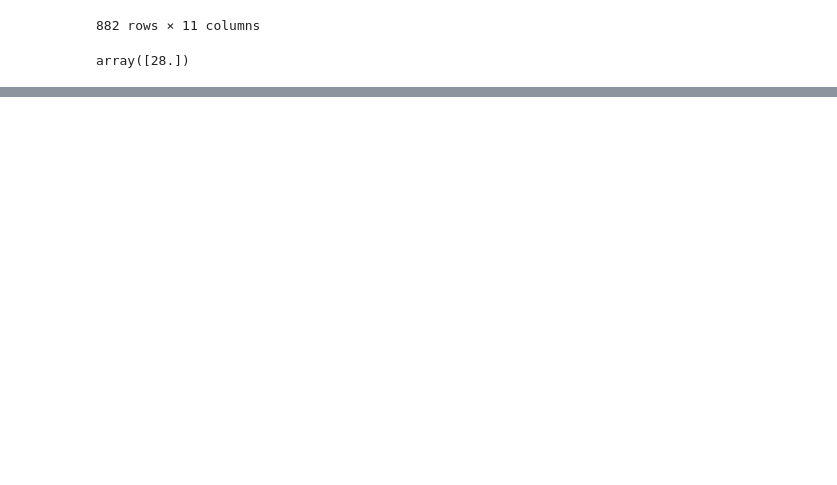
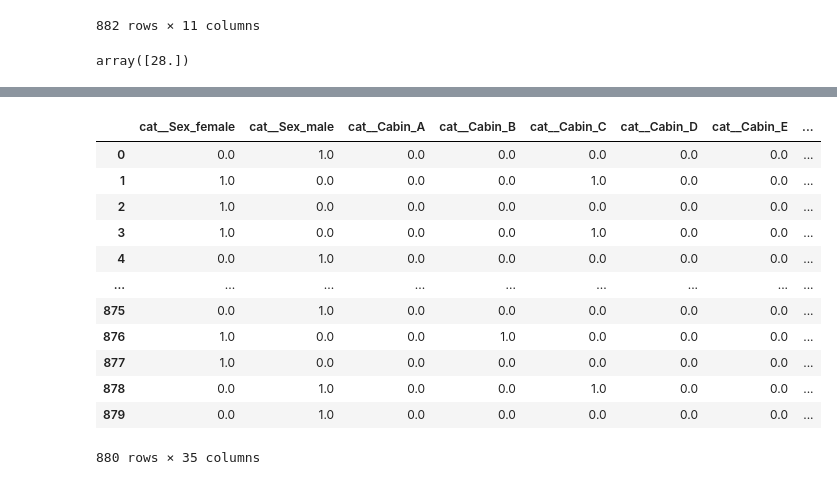
Before and after one commit to mrzlkaaa/dl_structured_data, a Jupyter notebook: titanic_disaster/jupyter/ML/titanic_disaster.ipynb, the cells around one changed output, grey strips where cells are left out. Saved outputs shown, nothing was run; the diff lists cells and outputs as text; code cells hidden in the pictures; blank space fills up the shorter version.

```diff
--- a/titanic_disaster/jupyter/ML/titanic_disaster.ipynb
+++ b/titanic_disaster/jupyter/ML/titanic_disaster.ipynb
@@ -258,0 +343,17 @@ AttributeError: 'numpy.ndarray' object has no attribute 'loc'
+# %%
+def create_transformer(dtype, cols):
+    if dtype == "cat":
+        encoder = oh_encoder
+    elif dtype == "num":
+        encoder = scalar_encoder
+    elif dtype == "rank":
+        encoder = label_encoder
+    return (dtype, encoder, cols)
+# %%
+categorical = create_transformer("cat", categorical_cols)
+numerical = create_transformer("num", numerical_cols)
+ranking = create_transformer("rank", ranking_cols)
+# %%
+from sklearn.compose import ColumnTransformer
+ct = ColumnTransformer([categorical, numerical, ranking])
+ct
@@ -258,0 +365,3 @@ AttributeError: 'numpy.ndarray' object has no attribute 'loc'
+# %%
+arr_prepared = ct.fit_transform(df)
+ct.get_feature_names_out()
@@ -258,0 +390,17 @@ AttributeError: 'numpy.ndarray' object has no attribute 'loc'
+# %%
+new_df = pd.DataFrame(df_prepared.toarray(), columns=ct.get_feature_names_out())
+new_df
+# %% [output]
+|  | cat__Sex_female | cat__Sex_male | cat__Cabin_A | cat__Cabin_B | cat__Cabin_C | cat__Cabin_D | cat__Cabin_E | ... |
+| 0 | 0.0 | 1.0 | 0.0 | 0.0 | 0.0 | 0.0 | 0.0 | ... |
+| 1 | 1.0 | 0.0 | 0.0 | 0.0 | 1.0 | 0.0 | 0.0 | ... |
+| 2 | 1.0 | 0.0 | 0.0 | 0.0 | 0.0 | 0.0 | 0.0 | ... |
+| 3 | 1.0 | 0.0 | 0.0 | 0.0 | 1.0 | 0.0 | 0.0 | ... |
+| 4 | 0.0 | 1.0 | 0.0 | 0.0 | 0.0 | 0.0 | 0.0 | ... |
+| ... | ... | ... | ... | ... | ... | ... | ... | ... |
+| 875 | 0.0 | 1.0 | 0.0 | 0.0 | 0.0 | 0.0 | 0.0 | ... |
+| 876 | 1.0 | 0.0 | 0.0 | 1.0 | 0.0 | 0.0 | 0.0 | ... |
+| 877 | 1.0 | 0.0 | 0.0 | 0.0 | 0.0 | 0.0 | 0.0 | ... |
+| 878 | 0.0 | 1.0 | 0.0 | 0.0 | 1.0 | 0.0 | 0.0 | ... |
+| 879 | 0.0 | 1.0 | 0.0 | 0.0 | 0.0 | 0.0 | 0.0 | ... |
+880 rows × 35 columns
```
Also changed, not shown: parts of 18 cells of this notebook.
